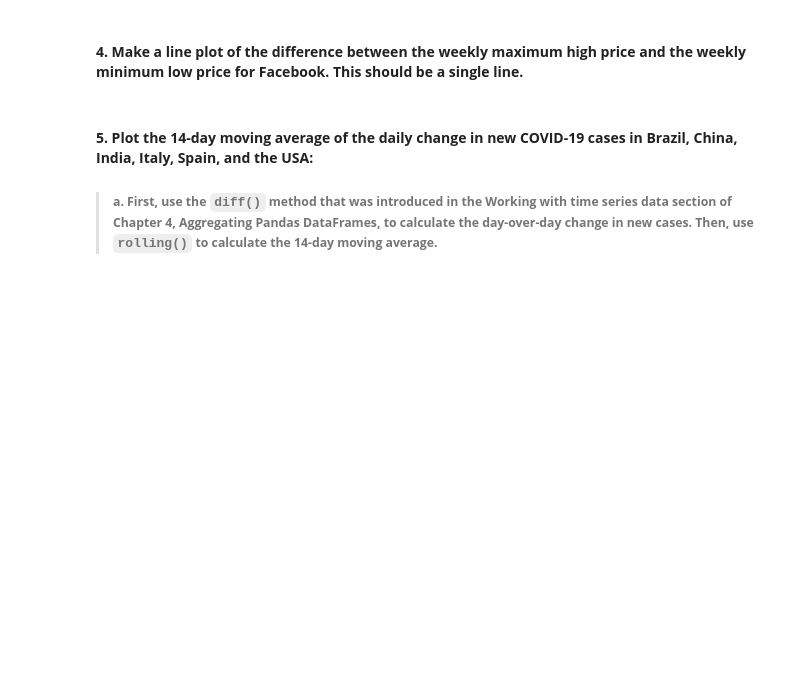
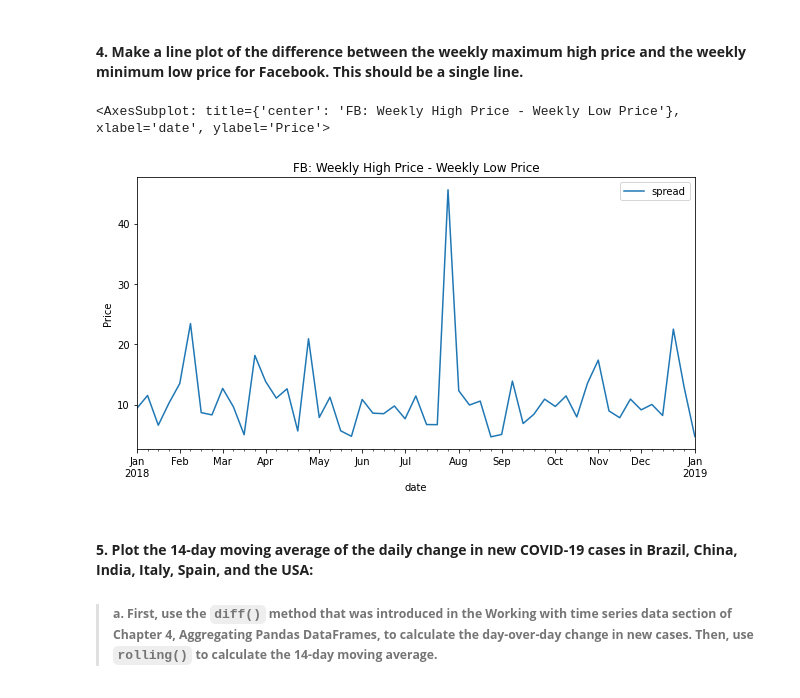
Before and after one commit to FuriousGeorge19/Hands-On-Data-Analysis-with-Pandas-2nd-edition, a Jupyter notebook: ch_05/Exercises_Chapter_5.ipynb, the cells around one changed output. Saved outputs shown, nothing was run; the diff lists cells and outputs as text; code cells hidden in the pictures; blank space fills up the shorter version.

```diff
--- a/ch_05/Exercises_Chapter_5.ipynb
+++ b/ch_05/Exercises_Chapter_5.ipynb
@@ -94,6 +111,21 @@ Text(0, 0.5, 'Magnitude')
 [figure]
 # %% [markdown]
 #### **4. Make a line plot of the difference between the weekly maximum high price and the weekly minimum low price for Facebook. This should be a single line.**
+# %%
+(
+    fb
+    .resample('1W')
+    .agg({'high':'max', 'low':'min'})
+    .assign(spread = lambda x: x.high.sub(x.low))[['spread']]
+    .plot(title="FB: Weekly High Price - Weekly Low Price",
+          ylabel="Price",
+          figsize=(10,5)
+         )
+
+)
+# %% [output]
+<AxesSubplot: title={'center': 'FB: Weekly High Price - Weekly Low Price'}, xlabel='date', ylabel='Price'>
+[figure, added]
 # %% [markdown]
 #### **5. Plot the 14-day moving average of the daily change in new COVID-19 cases in Brazil, China, India, Italy, Spain, and the USA:**
 
```
Also changed, not shown: parts of 21 cells of this notebook, 5 other files.
